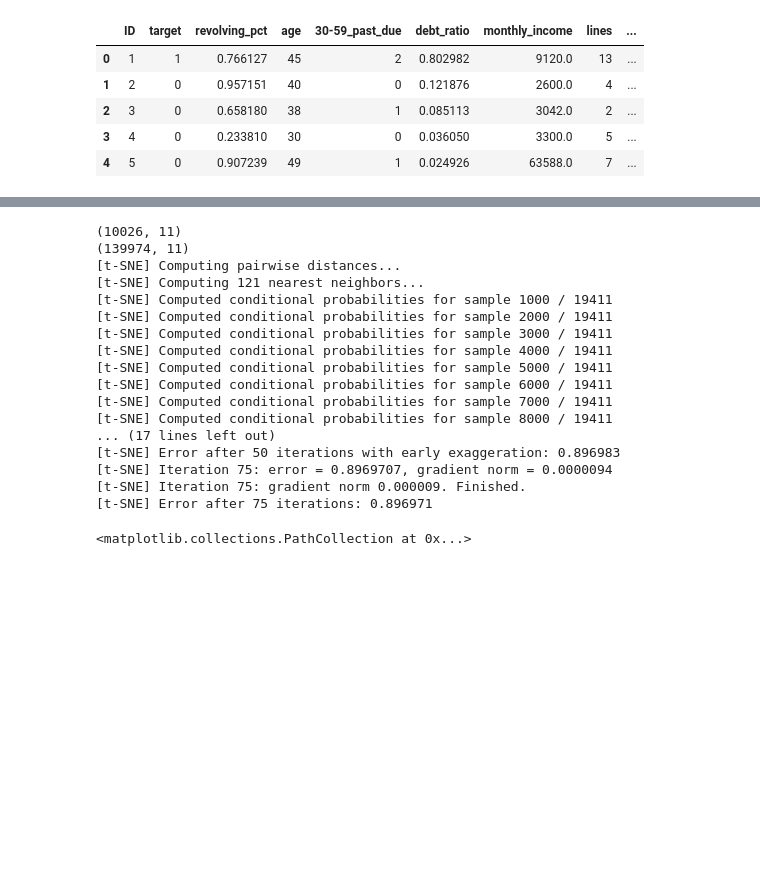
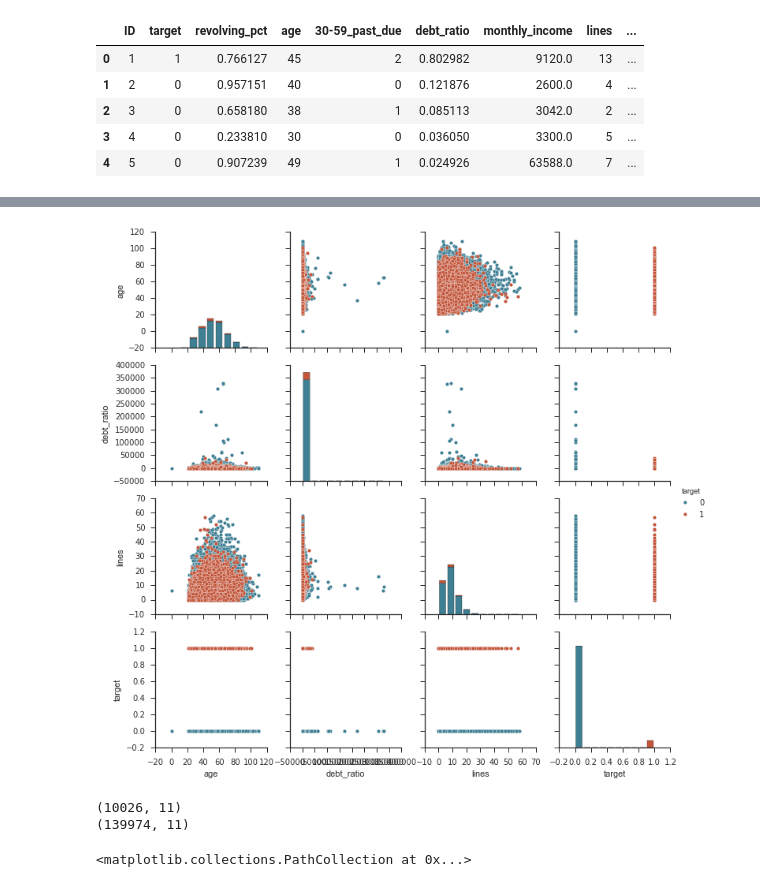
Before and after one commit to timgasser/acm_imbalanced_learning, a Jupyter notebook: acm_imbalance_algorithms.ipynb, the cells around one changed output, grey strips where cells are left out. Cells and saved outputs as stored; diff of their text form; code cells hidden in the pictures; blank space fills up the shorter version.

```diff
--- a/acm_imbalance_algorithms.ipynb
+++ b/acm_imbalance_algorithms.ipynb
@@ -63,0 +84,7 @@ credit_df.head()
+# %%
+# Plot out the distributions to see what's going on, colour code by target
+import seaborn as sns; sns.set(style="ticks", color_codes=True)
+g = sns.pairplot(credit_df[['age', 'debt_ratio', 'lines', 'target']],
+                 hue='target', palette=sns.diverging_palette(220,20,n=2))
+# %% [output]
+[figure, added]
@@ -64,13 +98,4 @@ credit_df.head()
 # %%
-# Create training and test data
-y = credit_df['target']
-id_val = credit_df['ID']
-X = credit_df.drop(['target'], axis=1)
-X = credit_df.drop(['ID'], axis=1)
-
-# X_train, X_test, y_train, y_test = train_test_split(credit_df, y, test_size=0.5)
-
-
 # T-SNE is hugely memory memory intensive ! Use random undersampling on majority class
 x_min = X[y == 1]
 x_maj = X[y == 0]
@@ -86,32 +111,15 @@ y_undersamp = np.vstack(np.array(([1] * x_min.shape[0]) + ([0] * x_maj_undersamp
 y_undersamp = np.squeeze(y_undersamp)
 
 
-
-
 print X_min.shape
 print X_maj.shape
 
-# # Do some data visualizations
-X_tsne = TSNE(n_components=2, perplexity=40, learning_rate=100, verbose=3).fit_transform(x_undersamp)
-X_pca = PCA().fit_transform(X)
+# # # Do some data visualizations
+# X_tsne = TSNE(n_components=2, perplexity=40, learning_rate=100, verbose=3).fit_transform(x_undersamp)
+# X_pca = PCA().fit_transform(X)
 # %% [output]
 (10026, 11)
 (139974, 11)
-[t-SNE] Computing pairwise distances...
-[t-SNE] Computing 121 nearest neighbors...
-[t-SNE] Computed conditional probabilities for sample 1000 / 19411
-[t-SNE] Computed conditional probabilities for sample 2000 / 19411
-[t-SNE] Computed conditional probabilities for sample 3000 / 19411
-[t-SNE] Computed conditional probabilities for sample 4000 / 19411
-[t-SNE] Computed conditional probabilities for sample 5000 / 19411
-[t-SNE] Computed conditional probabilities for sample 6000 / 19411
-[t-SNE] Computed conditional probabilities for sample 7000 / 19411
-[t-SNE] Computed conditional probabilities for sample 8000 / 19411
-... (17 lines left out)
-[t-SNE] Error after 50 iterations with early exaggeration: 0.896983
-[t-SNE] Iteration 75: error = 0.8969707, gradient norm = 0.0000094
-[t-SNE] Iteration 75: gradient norm 0.000009. Finished.
-[t-SNE] Error after 75 iterations: 0.896971
 # %%
 from pylab import rcParams
 
```
Also changed, not shown: parts of 9 cells of this notebook, 1 other file.
